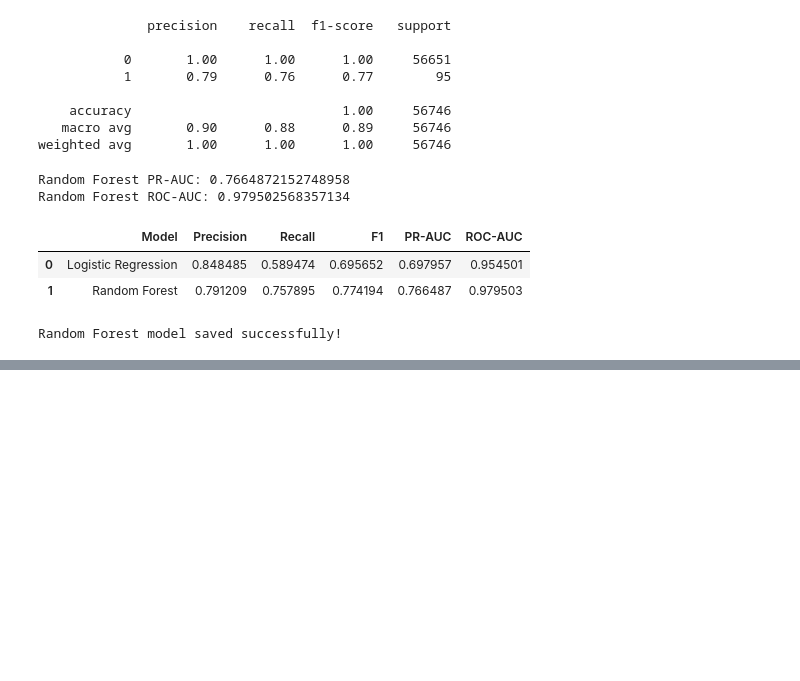
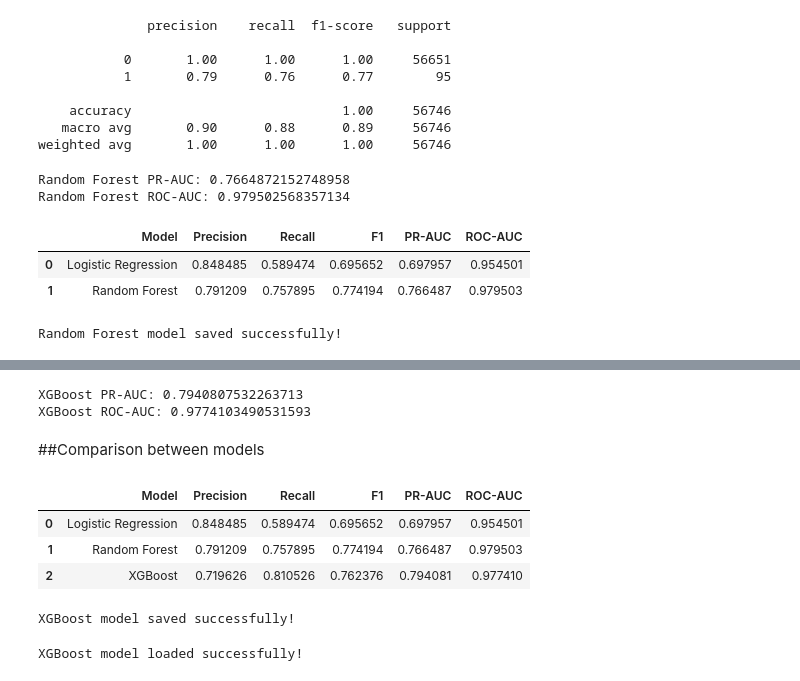
Before and after one commit to to-bits/BehaviorGuard-Customer-Behavioral-Profiling-for-Credit-Card-Fraud-Detection, a Jupyter notebook: BehaviorGuard — Customer Behavioral Profiling for Credit Card Fraud Detection/notebooks/02_baseline_model.ipynb, the cells around one changed output, grey strips where cells are left out. Saved outputs shown, nothing was run; the diff lists cells and outputs as text; code cells hidden in the pictures; blank space fills up the shorter version.

Commit message:
XGBoost model train and comparison

```diff
--- a/BehaviorGuard — Customer Behavioral Profiling for Credit Card Fraud Detection/notebooks/02_baseline_model.ipynb
+++ b/BehaviorGuard — Customer Behavioral Profiling for Credit Card Fraud Detection/notebooks/02_baseline_model.ipynb
@@ -430,0 +509,75 @@ Random Forest model saved successfully!
+# %%
+from sklearn.metrics import average_precision_score, roc_auc_score
+
+
+xgb_pr_auc = average_precision_score(
+    y_test,
+    xgb_proba
+)
+
+
+xgb_roc_auc = roc_auc_score(
+    y_test,
+    xgb_proba
+)
+
+
+print("XGBoost PR-AUC:", xgb_pr_auc)
+print("XGBoost ROC-AUC:", xgb_roc_auc)
+# %% [output]
+XGBoost PR-AUC: 0.7940807532263713
+XGBoost ROC-AUC: 0.9774103490531593
+# %% [markdown]
+##Comparison between models
+# %%
+comparison = pd.DataFrame([
+    {
+        "Model": "Logistic Regression",
+        "Precision": precision,
+        "Recall": recall,
+        "F1": f1,
+        "PR-AUC": pr_auc,
+        "ROC-AUC": roc_auc
+    },
+    {
+        "Model": "Random Forest",
+        "Precision": precision_score(y_test, rf_pred),
+        "Recall": recall_score(y_test, rf_pred),
+        "F1": f1_score(y_test, rf_pred),
+        "PR-AUC": rf_pr_auc,
+        "ROC-AUC": rf_roc_auc
+    },
+    {
+        "Model": "XGBoost",
+        "Precision": precision_score(y_test, xgb_pred),
+        "Recall": recall_score(y_test, xgb_pred),
+        "F1": f1_score(y_test, xgb_pred),
+        "PR-AUC": xgb_pr_auc,
+        "ROC-AUC": xgb_roc_auc
+    }
+])
+
+
+comparison
+# %% [output]
+|  | Model | Precision | Recall | F1 | PR-AUC | ROC-AUC |
+| 0 | Logistic Regression | 0.848485 | 0.589474 | 0.695652 | 0.697957 | 0.954501 |
+| 1 | Random Forest | 0.791209 | 0.757895 | 0.774194 | 0.766487 | 0.979503 |
+| 2 | XGBoost | 0.719626 | 0.810526 | 0.762376 | 0.794081 | 0.977410 |
+# %%
+import joblib
+
+
+joblib.dump(xgboost_model, "../models/xgboost.pkl")
+
+
+print("XGBoost model saved successfully!")
+# %% [output]
+XGBoost model saved successfully!
+# %%
+loaded_xgboost = joblib.load("../models/xgboost.pkl")
+
+
+print("XGBoost model loaded successfully!")
+# %% [output]
+XGBoost model loaded successfully!
```
Also changed, not shown: parts of 13 cells of this notebook.
